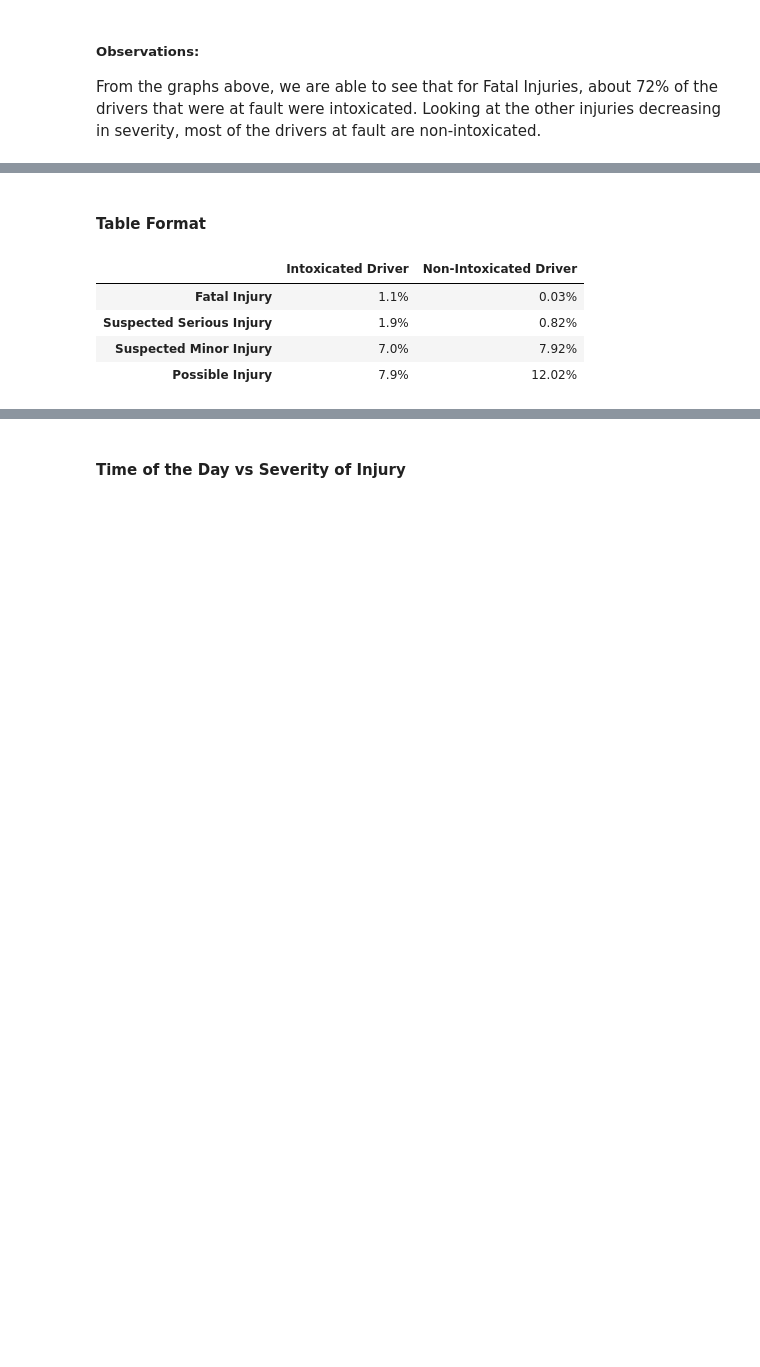
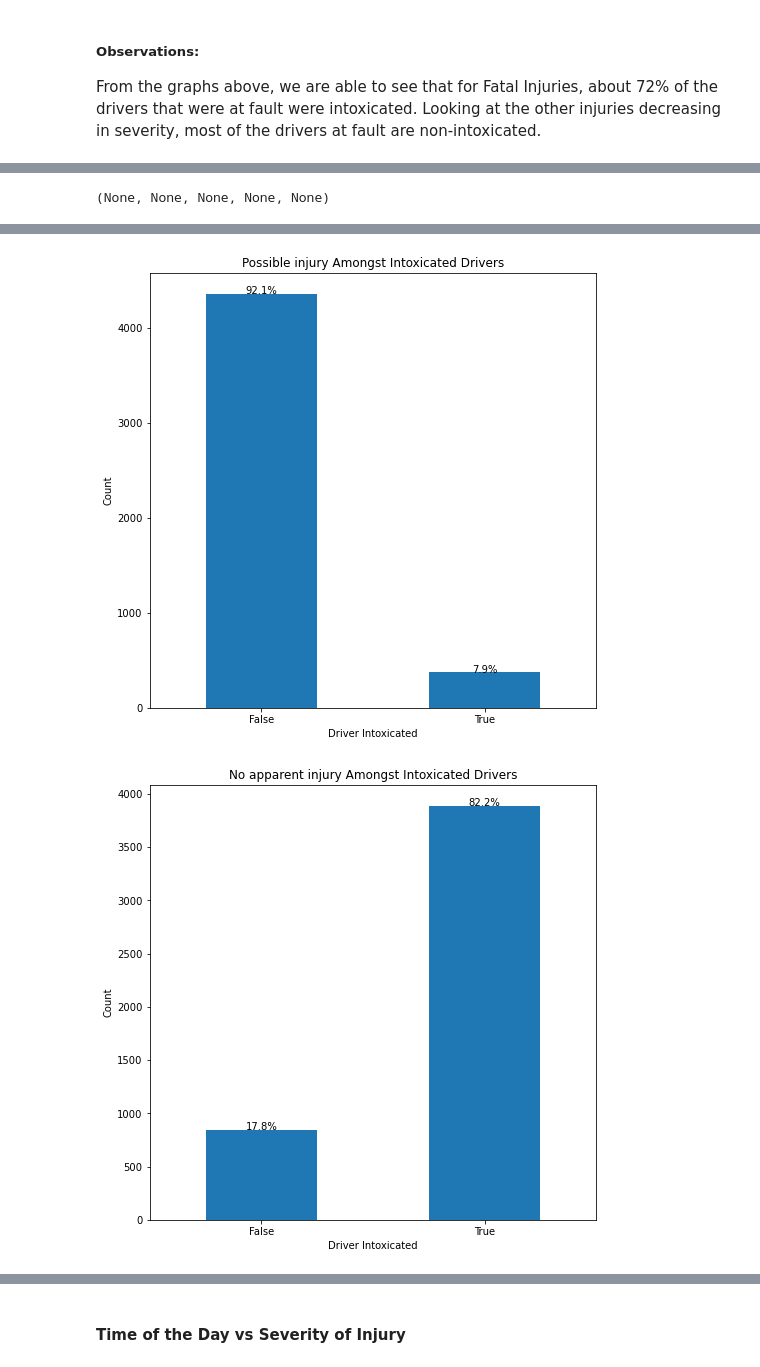
Before and after one commit to rayeni/car_crash_driver_profile, a Jupyter notebook: car_crash_eda.ipynb, the cells around one changed output, grey strips where cells are left out. Saved outputs shown, nothing was run; the diff lists cells and outputs as text; code cells hidden in the pictures; blank space fills up the shorter version.

```diff
--- a/car_crash_eda.ipynb
+++ b/car_crash_eda.ipynb
@@ -301,14 +243,0 @@ non_substance_crash_overview('FATAL INJURY'),non_substance_crash_overview('SUSPE
-# %% [markdown]
-#### Table Format
-# %%
-data = {'Intoxicated Driver': ['1.1%','1.9%','7.0%','7.9%'],
-        'Non-Intoxicated Driver':['0.03%','0.82%','7.92%','12.02%']
-       }
-substance_df = pd.DataFrame(data,index = ['Fatal Injury','Suspected Serious Injury','Suspected Minor Injury','Possible Injury'])
-substance_df
-# %% [output]
-|  | Intoxicated Driver | Non-Intoxicated Driver |
-| Fatal Injury | 1.1% | 0.03% |
-| Suspected Serious Injury | 1.9% | 0.82% |
-| Suspected Minor Injury | 7.0% | 7.92% |
-| Possible Injury | 7.9% | 12.02% |
@@ -314,0 +258,4 @@ substance_df
+# %%
+substance_crash_overview('FATAL INJURY'),substance_crash_overview('SUSPECTED SERIOUS INJURY'),substance_crash_overview('SUSPECTED MINOR INJURY'),substance_crash_overview('POSSIBLE INJURY'),substance_crash_overview('NO APPARENT INJURY')
+# %% [output]
+(None, None, None, None, None)
@@ -314,0 +265,2 @@ substance_df
+[figure, added]
+[figure, added]
```
Also changed, not shown: parts of 25 cells of this notebook.
